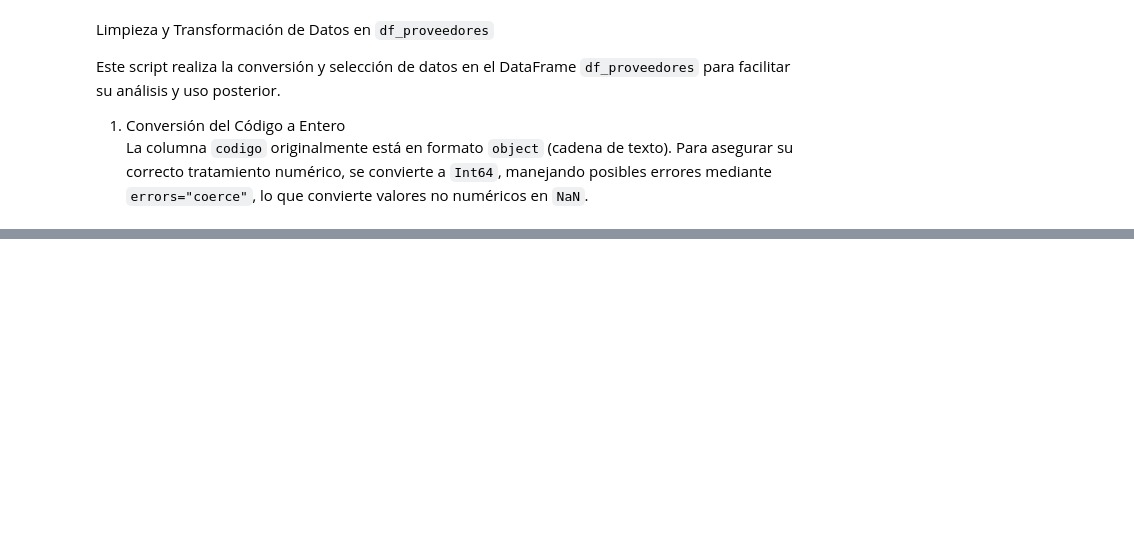
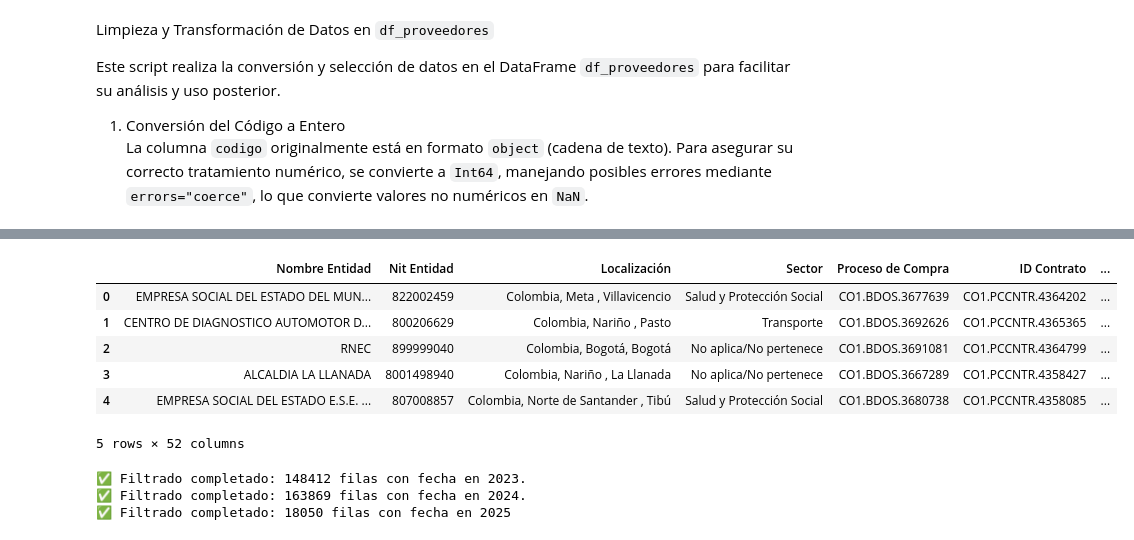
Before and after one commit to cgrubio91/Contratos_Secop_Col, a Jupyter notebook: Contratos_SECOP_Col/BI_SECOP_COL.ipynb, the cells around one changed output, grey strips where cells are left out. Saved outputs shown, nothing was run; the diff lists cells and outputs as text; code cells hidden in the pictures; blank space fills up the shorter version.

```diff
--- a/Contratos_SECOP_Col/BI_SECOP_COL.ipynb
+++ b/Contratos_SECOP_Col/BI_SECOP_COL.ipynb
@@ -391,0 +452,51 @@ None
+# %%
+# Definir las categorías y palabras clave
+categorias = {
+    "Obra": ["obra", "obras", "mantenimiento", "rehabilitación", "reparación", "adecuación", "carretera", "vial"],
+    "Interventoría": ["interventoría", "supervisión", "intervenir"],
+    "Topografía": ["topografía", "levantamiento topográfico", "planos"],
+    "Drones": ["drone", "dron", "fotogrametría", "lidar", "geomática", "geográfica", "UAV"],
+    "Agricultura": ["agricultura", "agrícola", "cultivo", "agro", "rural"],
+    "Suministros": ["suministro", "suministros", "adquisición", "compra", "adquisición"],
+    "Construcción": ["construcción", "infraestructura", "edificación"]
+}
+
+# Función para clasificar según palabras clave
+def asignar_categoria(texto):
+    if pd.isna(texto):  # Manejar valores nulos
+        return "Otras categorías"
+
+    texto = texto.lower()  # Convertir a minúsculas para evitar problemas de mayúsculas/minúsculas
+    for categoria, palabras in categorias.items():
+        if any(palabra in texto for palabra in palabras):
+            return categoria
+    return "Otras categorías"
+
+# Aplicar la función a la nueva columna
+df_final["Categoría"] = df_final["Objeto del Contrato"].apply(asignar_categoria)
+df_final.head()
+# %% [output]
+|  | Nombre Entidad | Nit Entidad | Localización | Sector | Proceso de Compra | ID Contrato | ... |
+| 0 | EMPRESA SOCIAL DEL ESTADO DEL MUN... | 822002459 | Colombia, Meta , Villavicencio | Salud y Protección Social | CO1.BDOS.3677639 | CO1.PCCNTR.4364202 | ... |
+| 1 | CENTRO DE DIAGNOSTICO AUTOMOTOR D... | 800206629 | Colombia, Nariño , Pasto | Transporte | CO1.BDOS.3692626 | CO1.PCCNTR.4365365 | ... |
+| 2 | RNEC | 899999040 | Colombia, Bogotá, Bogotá | No aplica/No pertenece | CO1.BDOS.3691081 | CO1.PCCNTR.4364799 | ... |
+| 3 | ALCALDIA LA LLANADA | 8001498940 | Colombia, Nariño , La Llanada | No aplica/No pertenece | CO1.BDOS.3667289 | CO1.PCCNTR.4358427 | ... |
+| 4 | EMPRESA SOCIAL DEL ESTADO E.S.E. ... | 807008857 | Colombia, Norte de Santander , Tibú | Salud y Protección Social | CO1.BDOS.3680738 | CO1.PCCNTR.4358085 | ... |
+5 rows × 52 columns
+# %%
+# Asegurar que la columna "Fecha de Firma" es de tipo datetime
+df_final["Fecha de Firma"] = pd.to_datetime(df_final["Fecha de Firma"], errors='coerce')
+
+# Filtrar solo las filas donde el año de "Fecha de Firma" sea 2023
+df_2023 = df_final[df_final["Fecha de Firma"].dt.year == 2023]
+df_2024 = df_final[df_final["Fecha de Firma"].dt.year == 2024]
+df_2025 = df_final[df_final["Fecha de Firma"].dt.year == 2025]
+
+# Ver cuántas filas quedaron después del filtro
+print(f"✅ Filtrado completado: {df_2023.shape[0]} filas con fecha en 2023.")
+print(f"✅ Filtrado completado: {df_2024.shape[0]} filas con fecha en 2024.")
+print(f"✅ Filtrado completado: {df_2025.shape[0]} filas con fecha en 2025")
+# %% [output]
+✅ Filtrado completado: 148412 filas con fecha en 2023.
+✅ Filtrado completado: 163869 filas con fecha en 2024.
+✅ Filtrado completado: 18050 filas con fecha en 2025
```
Also changed, not shown: parts of 12 cells of this notebook.
